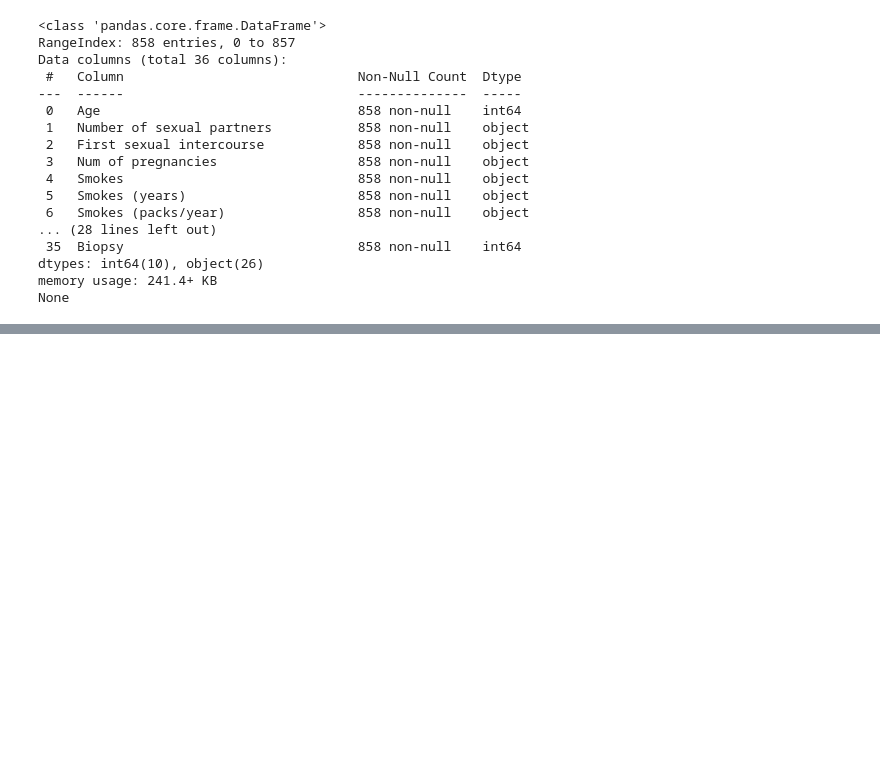
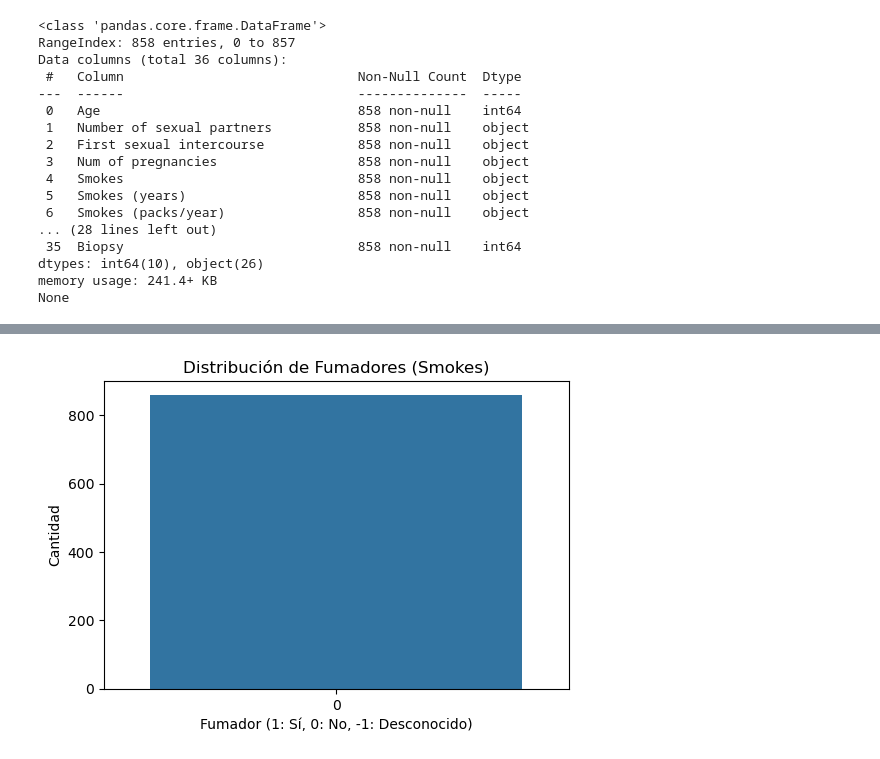
Before and after one commit to fredyvelasquezgt/Lab-1-DS, a Jupyter notebook: test.ipynb, the cells around one changed output, grey strips where cells are left out. Saved outputs shown, nothing was run; the diff lists cells and outputs as text; code cells hidden in the pictures; blank space fills up the shorter version.

```diff
--- a/test.ipynb
+++ b/test.ipynb
@@ -66,0 +81,22 @@ None
+# %%
+import pandas as pd
+import matplotlib.pyplot as plt
+import seaborn as sns
+
+# Supongamos que ya has cargado los datos en un DataFrame llamado "data"
+
+# Tratar los valores nulos en la columna 'Smokes'
+data['Smokes'].fillna('Unknown', inplace=True)
+
+# Convertir los valores no numéricos a valores numéricos
+data['Smokes'] = data['Smokes'].map({'Yes': 1, 'No': 0, 'Unknown': -1})
+
+# Gráfico de barras para 'Smokes'
+plt.figure(figsize=(6, 4))
+sns.countplot(data['Smokes'])
+plt.title('Distribución de Fumadores (Smokes)')
+plt.xlabel('Fumador (1: Sí, 0: No, -1: Desconocido)')
+plt.ylabel('Cantidad')
+plt.show()
+# %% [output]
+[figure, added]
```
Also changed, not shown: parts of 5 cells of this notebook.
